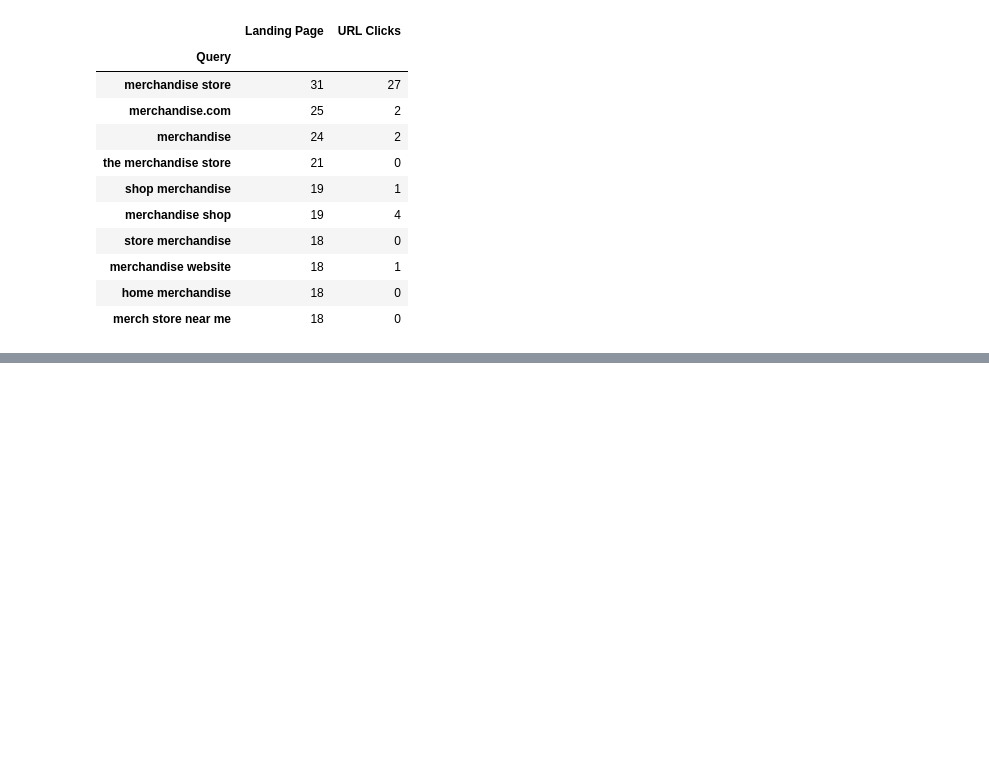
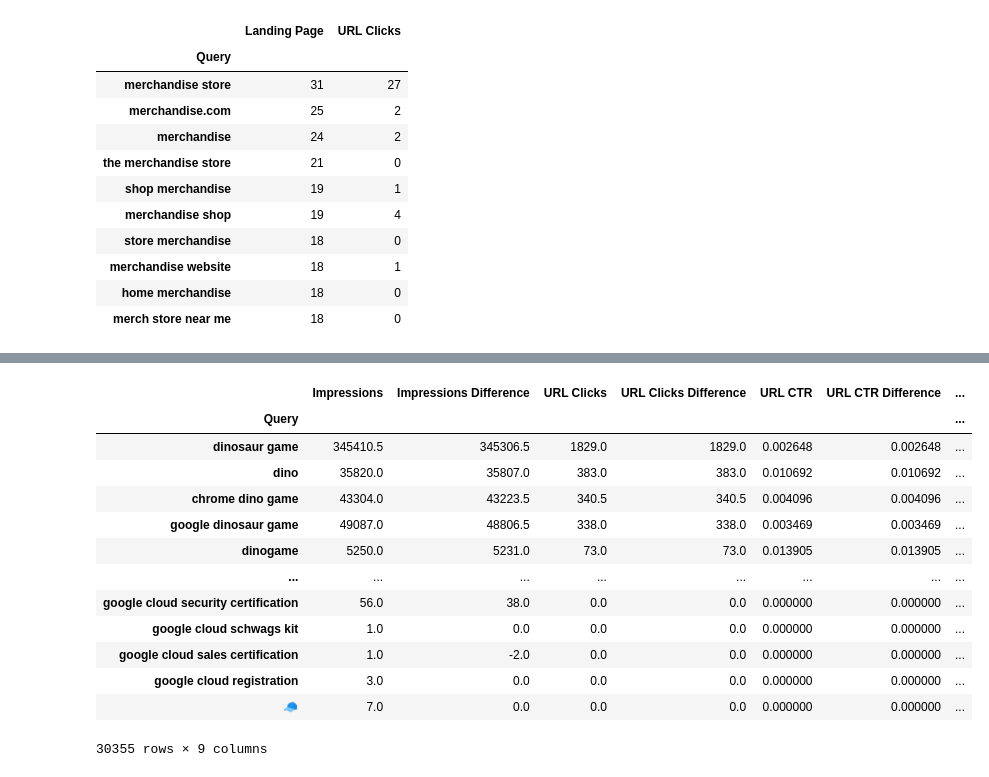
Before and after one commit to ranksense/Twittorials, a Jupyter notebook: Analyzing_GSC_Data.ipynb, the cells around one changed output, grey strips where cells are left out. Saved outputs shown, nothing was run; the diff lists cells and outputs as text; code cells hidden in the pictures; blank space fills up the shorter version.

```diff
--- a/Analyzing_GSC_Data.ipynb
+++ b/Analyzing_GSC_Data.ipynb
@@ -422,3 +408,10 @@ df_lp_query.head().style.set_properties(subset=['Landing Page'], **{'width': '10
 | 2 | https://shop.googlemerchandisesto... | youtube merchandise | 4354 | -3808 | 843 | -907 | 0.193615 | ... |
 | 3 | https://shop.googlemerchandisesto... | chrome dino game | 83122 | 83121 | 681 | 681 | 0.008193 | ... |
 | 4 | https://shop.googlemerchandisesto... | google dinosaur game | 97448 | 97405 | 676 | 676 | 0.006937 | ... |
+# %%
+# Creates new columns for the value of the previous period, given we only have the data
+# for the current period and the absolute change.
+df_lp_query['Impressions (Prior Period)'] = (df_lp_query['Impressions'] - df_lp_query['Impressions Difference'])
+df_lp_query['Clicks (Prior Period)'] = (df_lp_query['URL Clicks'] - df_lp_query['URL Clicks Difference'])
+df_lp_query['Site CTR (Prior Period)'] = (df_lp_query['URL CTR'] - df_lp_query['URL CTR Difference'])
+df_lp_query.head()
@@ -547,0 +558,19 @@ pivot_non_brand_keyword_cannibalization.head(10)
+# %%
+df_lp_query_grouped = df_lp_query.groupby(['Query']).mean().sort_values(by='URL Clicks', ascending=False)
+# %%
+df_lp_query_grouped[df_lp_query_grouped['Clicks (Prior Period)'] == 0]
+# %% [output]
+|  | Impressions | Impressions Difference | URL Clicks | URL Clicks Difference | URL CTR | URL CTR Difference | ... |
+| Query |  |  |  |  |  |  | ... |
+| dinosaur game | 345410.5 | 345306.5 | 1829.0 | 1829.0 | 0.002648 | 0.002648 | ... |
+| dino | 35820.0 | 35807.0 | 383.0 | 383.0 | 0.010692 | 0.010692 | ... |
+| chrome dino game | 43304.0 | 43223.5 | 340.5 | 340.5 | 0.004096 | 0.004096 | ... |
+| google dinosaur game | 49087.0 | 48806.5 | 338.0 | 338.0 | 0.003469 | 0.003469 | ... |
+| dinogame | 5250.0 | 5231.0 | 73.0 | 73.0 | 0.013905 | 0.013905 | ... |
+| ... | ... | ... | ... | ... | ... | ... | ... |
+| google cloud security certification | 56.0 | 38.0 | 0.0 | 0.0 | 0.000000 | 0.000000 | ... |
+| google cloud schwags kit | 1.0 | 0.0 | 0.0 | 0.0 | 0.000000 | 0.000000 | ... |
+| google cloud sales certification | 1.0 | -2.0 | 0.0 | 0.0 | 0.000000 | 0.000000 | ... |
+| google cloud registration | 3.0 | 0.0 | 0.0 | 0.0 | 0.000000 | 0.000000 | ... |
+| 🧢 | 7.0 | 0.0 | 0.0 | 0.0 | 0.000000 | 0.000000 | ... |
+30355 rows × 9 columns
```
Also changed, not shown: parts of 6 cells of this notebook.
